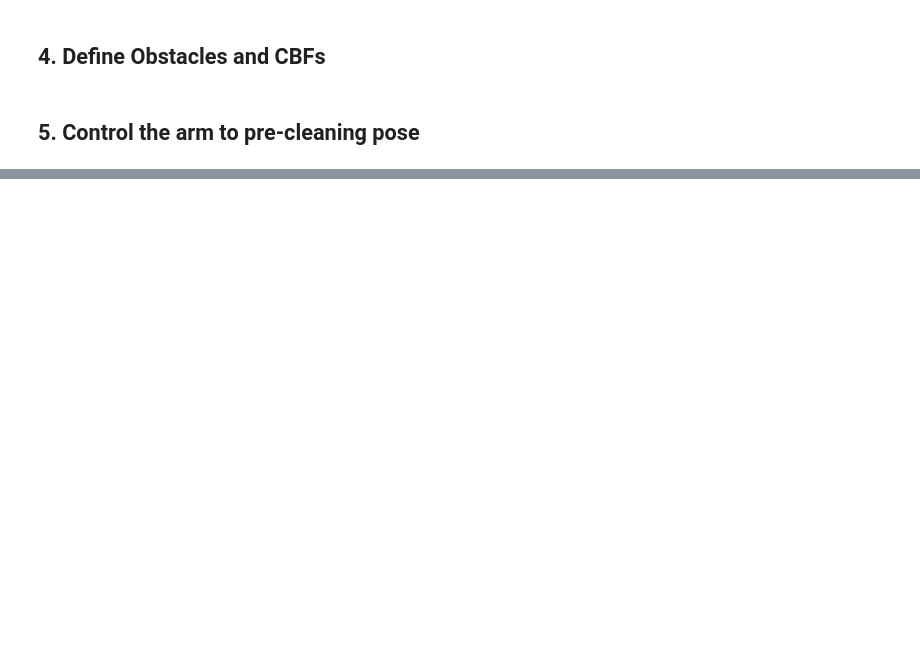
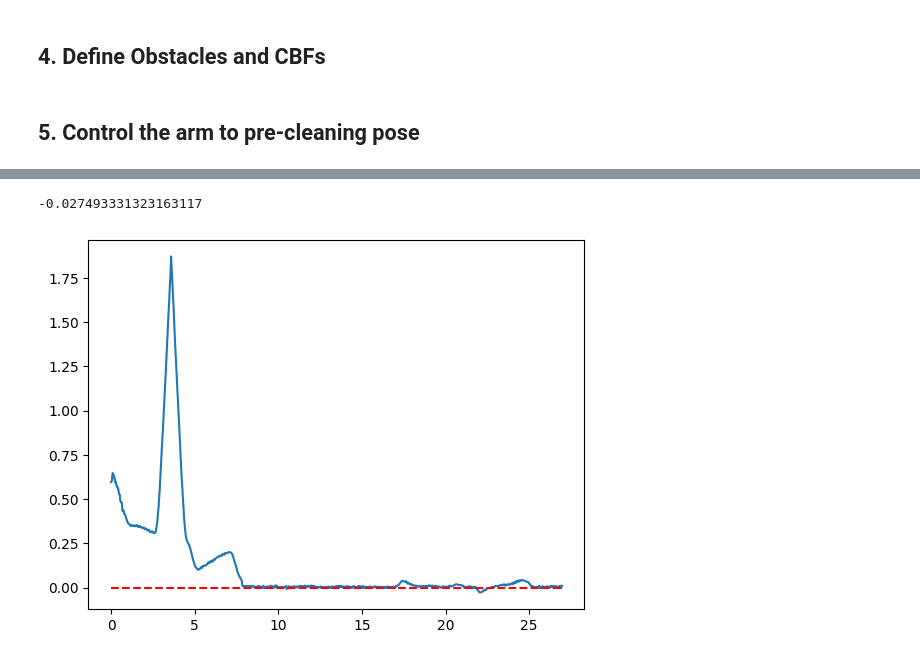
Before and after one commit to shiqingw/HOCBF-FR3-Experiments, a Jupyter notebook: exp2_whiteboard_cleaning_no_circ.ipynb, the cells around one changed output, grey strips where cells are left out. Saved outputs shown, nothing was run; the diff lists cells and outputs as text; code cells hidden in the pictures; blank space fills up the shorter version.

```diff
--- a/exp2_whiteboard_cleaning_no_circ.ipynb
+++ b/exp2_whiteboard_cleaning_no_circ.ipynb
@@ -831,0 +870,9 @@ plt.legend()
+# %%
+times = np.cumsum(time_per_loop_list)
+all_h_list = np.array(all_h_list)
+plt.plot(times, np.min(all_h_list, axis=1))
+plt.hlines(0, 0, times[-1], colors='r', linestyles='dashed')
+print(np.min(all_h_list))
+# %% [output]
+-0.027493331323163117
+[figure, added]
```
Also changed, not shown: parts of 16 cells of this notebook, 23 other files.
